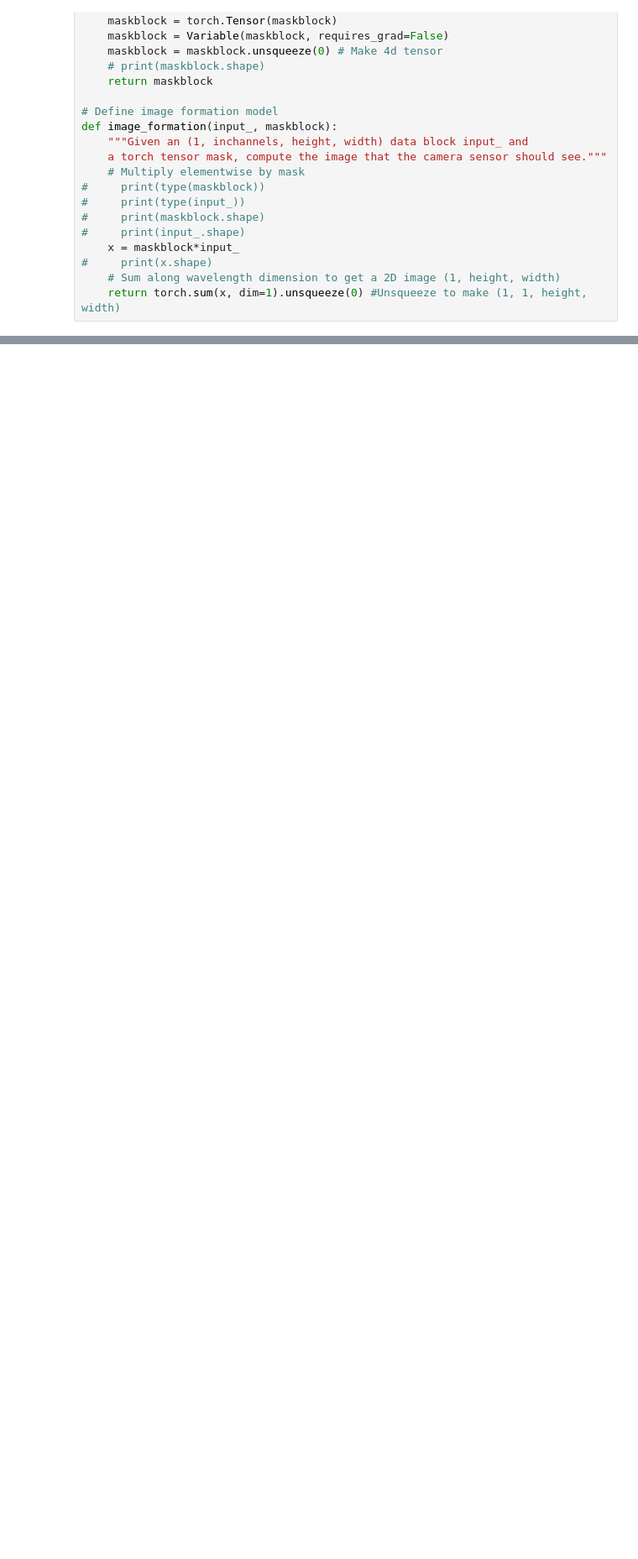
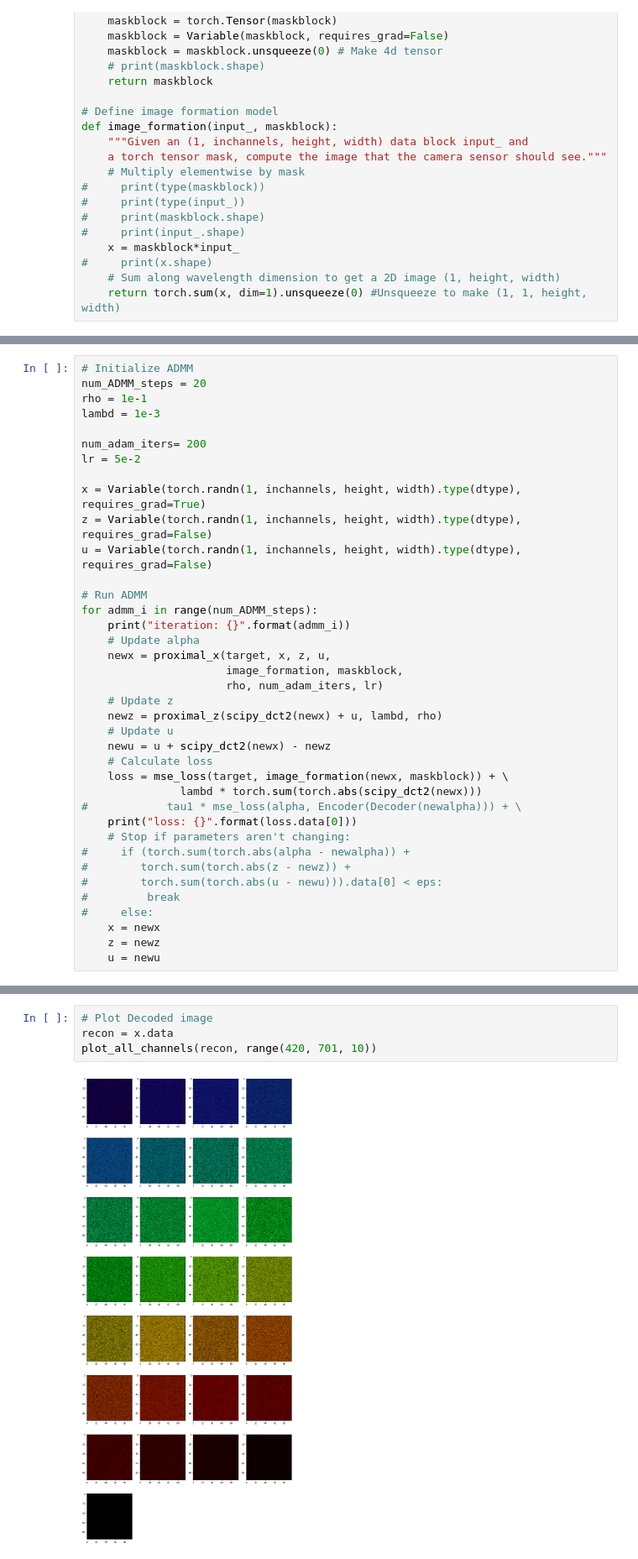
Before and after one commit to nishi951/hyperspectral-cs, a Jupyter notebook: naive_cs.ipynb, the cells around one changed output, grey strips where cells are left out. Shown at 84% size. Saved outputs shown, nothing was run; the diff lists cells and outputs as text; blank space fills up the shorter version.

```diff
--- a/naive_cs.ipynb
+++ b/naive_cs.ipynb
@@ -59,0 +379,38 @@ True
+# %%
+# Initialize ADMM
+num_ADMM_steps = 20
+rho = 1e-1
+lambd = 1e-3
+
+num_adam_iters= 200
+lr = 5e-2
+
+x = Variable(torch.randn(1, inchannels, height, width).type(dtype), requires_grad=True)
+z = Variable(torch.randn(1, inchannels, height, width).type(dtype), requires_grad=False)
+u = Variable(torch.randn(1, inchannels, height, width).type(dtype), requires_grad=False)
+
+# Run ADMM
+for admm_i in range(num_ADMM_steps):
+    print("iteration: {}".format(admm_i))
+    # Update alpha
+    newx = proximal_x(target, x, z, u,
+                      image_formation, maskblock,
+                      rho, num_adam_iters, lr)
+    # Update z
+    newz = proximal_z(scipy_dct2(newx) + u, lambd, rho)
+    # Update u
+    newu = u + scipy_dct2(newx) - newz
+    # Calculate loss
+    loss = mse_loss(target, image_formation(newx, maskblock)) + \
+               lambd * torch.sum(torch.abs(scipy_dct2(newx)))
+#            tau1 * mse_loss(alpha, Encoder(Decoder(newalpha))) + \
+    print("loss: {}".format(loss.data[0]))
+    # Stop if parameters aren't changing:
+#     if (torch.sum(torch.abs(alpha - newalpha)) +
+#        torch.sum(torch.abs(z - newz)) +
+#        torch.sum(torch.abs(u - newu))).data[0] < eps:
+#         break
+#     else:
+    x = newx
+    z = newz
+    u = newu
@@ -59,0 +435,6 @@ True
+# %%
+# Plot Decoded image
+recon = x.data
+plot_all_channels(recon, range(420, 701, 10))
+# %% [output]
+[figure, added]
```
Also changed, not shown: parts of 13 cells of this notebook, 3 other files.
